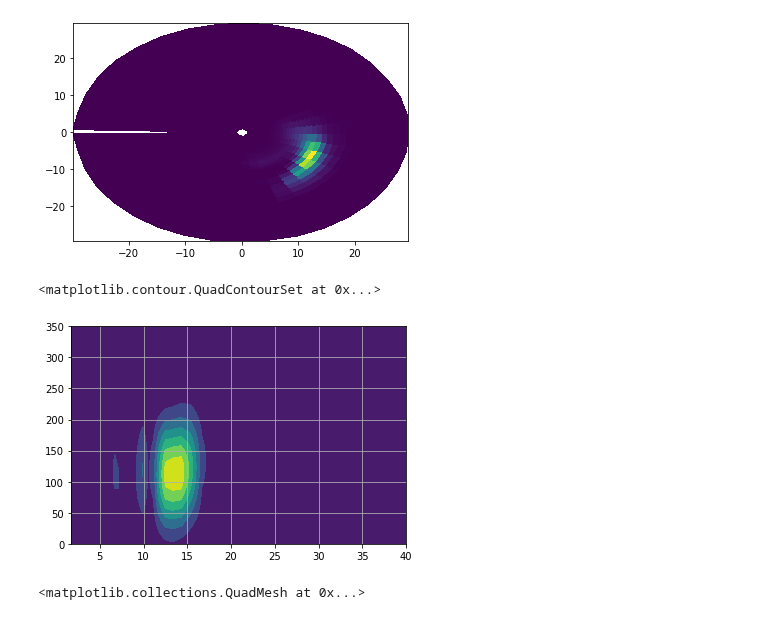
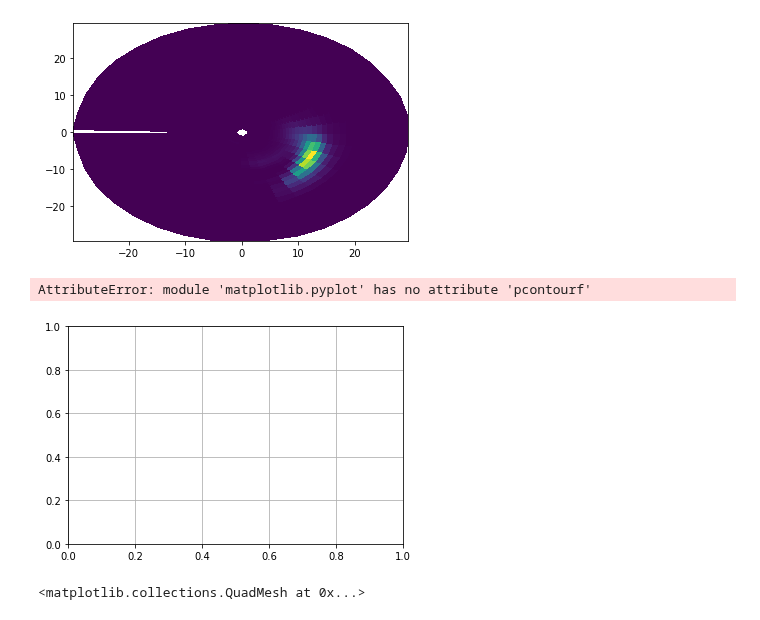
Before and after one commit to mpiannucci/surfrs, a Jupyter notebook: doc/frequency_spec.ipynb, the cells around one changed output. Saved outputs shown, nothing was run; the diff lists cells and outputs as text; code cells hidden in the pictures.

```diff
--- a/doc/frequency_spec.ipynb
+++ b/doc/frequency_spec.ipynb
@@ -58,10 +58,10 @@ f_ndbc = np.array([0.025, 0.03, 0.035, 0.04, 0.045, 0.05, 0.055, 0.06, 0.065, 0.
 e_ndbc = e_ndbc.reshape(len(d_ndbc), len(f_ndbc))
 # %%
 plt.grid(True)
-plt.contourf(1.0 / f_ndbc, d_ndbc, e_ndbc)
+plt.pcontourf(1.0 / f_ndbc, d_ndbc, e_ndbc)
 # %% [output]
-<matplotlib.contour.QuadContourSet at 0x...>
+AttributeError: module 'matplotlib.pyplot' has no attribute 'pcontourf'
-[figure, old version]
+[figure, new version]
 # %%
 t, r = np.meshgrid(d_ndbc, 1.0 / f_ndbc)
 x_vals = r * np.sin(np.deg2rad(t))
```
Also changed, not shown: parts of 3 cells of this notebook, 4 other files.
